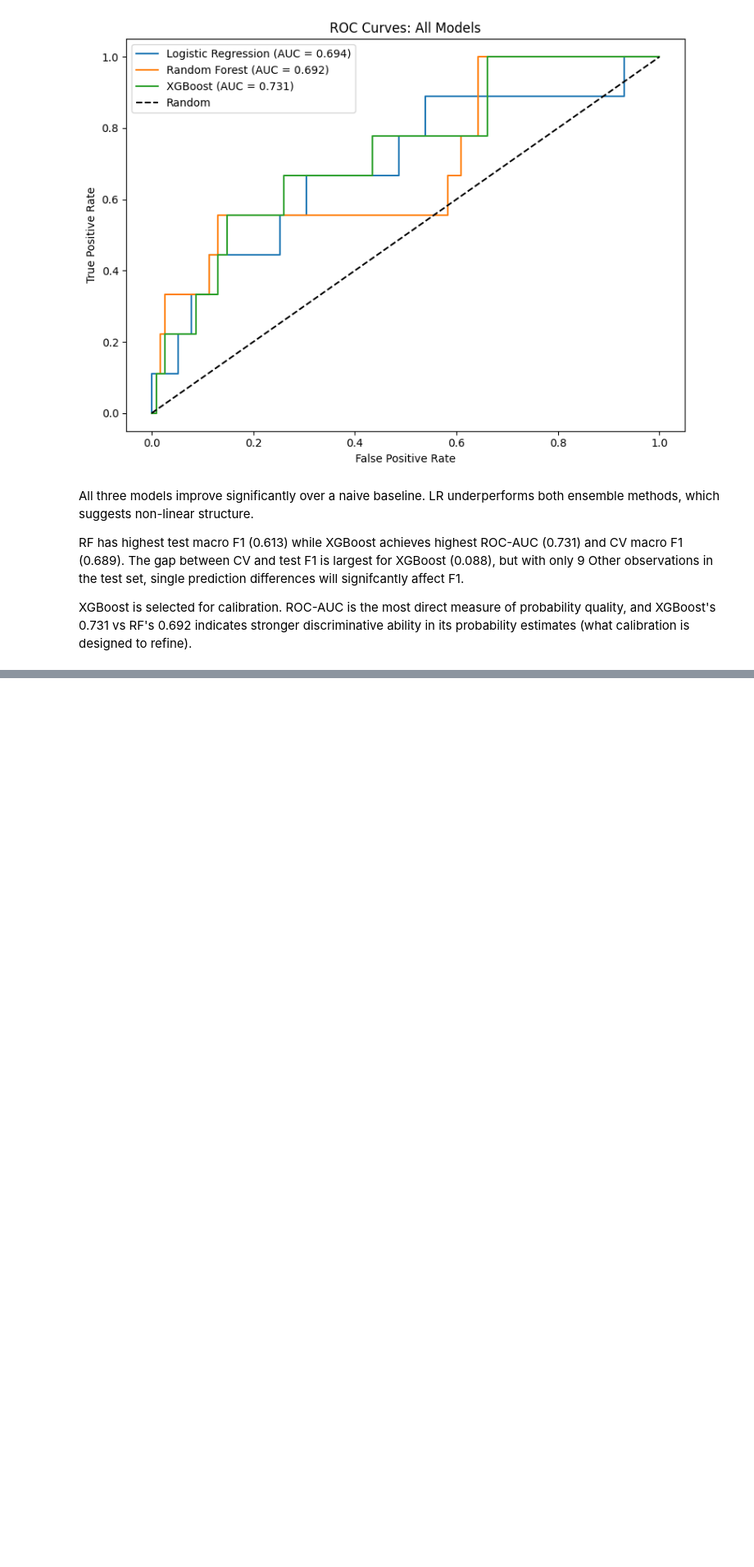
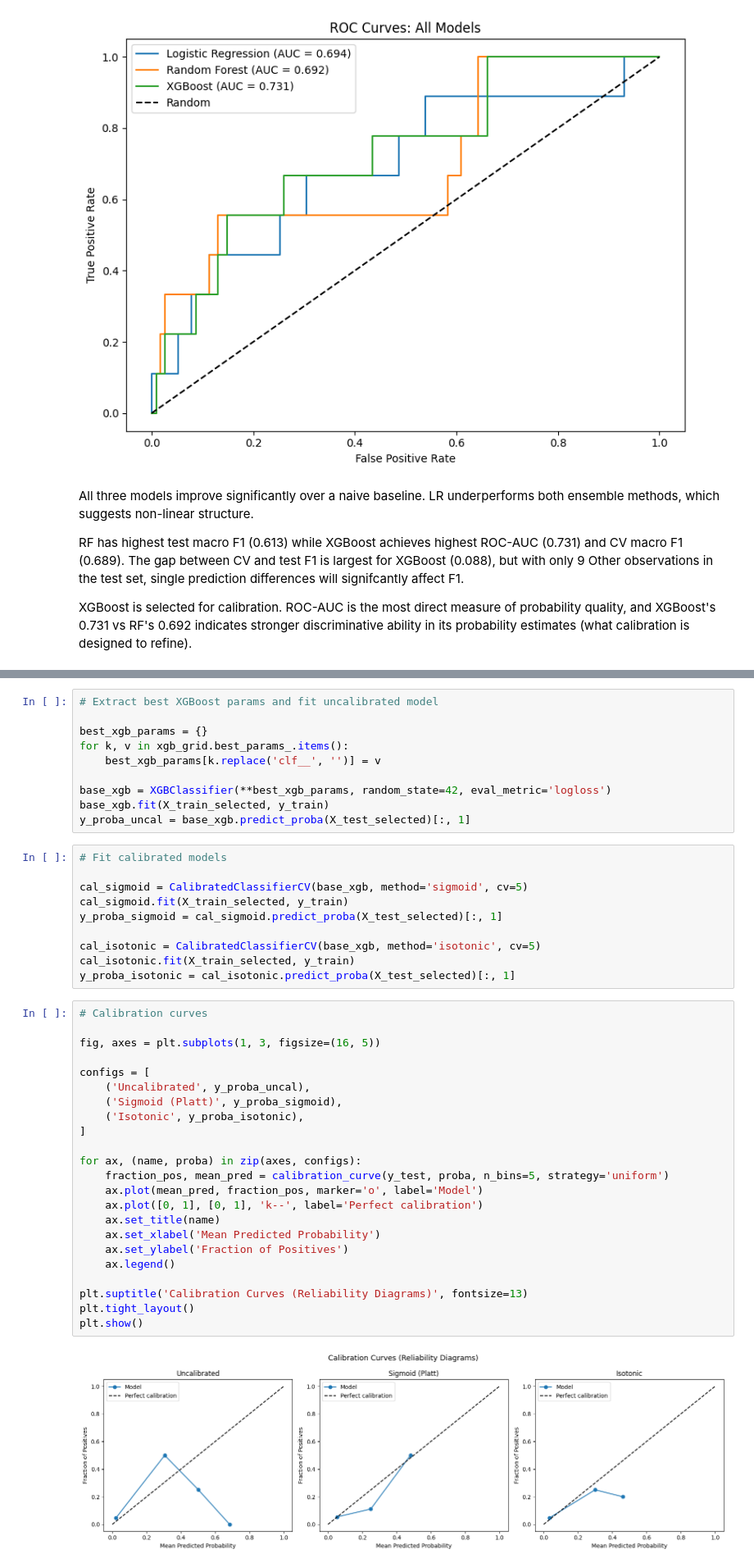
Before and after one commit to charlottedavidson524/2016_US_Election_ML, a Jupyter notebook: notebook/classification_training.ipynb, the cells around one changed output, grey strips where cells are left out. Shown at 82% size. Cells and saved outputs as stored; diff of their text form; blank space fills up the shorter version.

Commit message:
Calibration and explainability

```diff
--- a/notebook/classification_training.ipynb
+++ b/notebook/classification_training.ipynb
@@ -608,0 +629,45 @@ XGBoost is selected for calibration. ROC-AUC is the most direct measure of proba
+# %%
+# Extract best XGBoost params and fit uncalibrated model
+
+best_xgb_params = {}
+for k, v in xgb_grid.best_params_.items():
+    best_xgb_params[k.replace('clf__', '')] = v
+
+base_xgb = XGBClassifier(**best_xgb_params, random_state=42, eval_metric='logloss')
+base_xgb.fit(X_train_selected, y_train)
+y_proba_uncal = base_xgb.predict_proba(X_test_selected)[:, 1]
+# %%
+# Fit calibrated models
+
+cal_sigmoid = CalibratedClassifierCV(base_xgb, method='sigmoid', cv=5)
+cal_sigmoid.fit(X_train_selected, y_train)
+y_proba_sigmoid = cal_sigmoid.predict_proba(X_test_selected)[:, 1]
+
+cal_isotonic = CalibratedClassifierCV(base_xgb, method='isotonic', cv=5)
+cal_isotonic.fit(X_train_selected, y_train)
+y_proba_isotonic = cal_isotonic.predict_proba(X_test_selected)[:, 1]
+# %%
+# Calibration curves
+
+fig, axes = plt.subplots(1, 3, figsize=(16, 5))
+
+configs = [
+    ('Uncalibrated', y_proba_uncal),
+    ('Sigmoid (Platt)', y_proba_sigmoid),
+    ('Isotonic', y_proba_isotonic),
+]
+
+for ax, (name, proba) in zip(axes, configs):
+    fraction_pos, mean_pred = calibration_curve(y_test, proba, n_bins=5, strategy='uniform')
+    ax.plot(mean_pred, fraction_pos, marker='o', label='Model')
+    ax.plot([0, 1], [0, 1], 'k--', label='Perfect calibration')
+    ax.set_title(name)
+    ax.set_xlabel('Mean Predicted Probability')
+    ax.set_ylabel('Fraction of Positives')
+    ax.legend()
+
+plt.suptitle('Calibration Curves (Reliability Diagrams)', fontsize=13)
+plt.tight_layout()
+plt.show()
+# %% [output]
+[figure, added]
```
Also changed, not shown: parts of 13 cells of this notebook.
